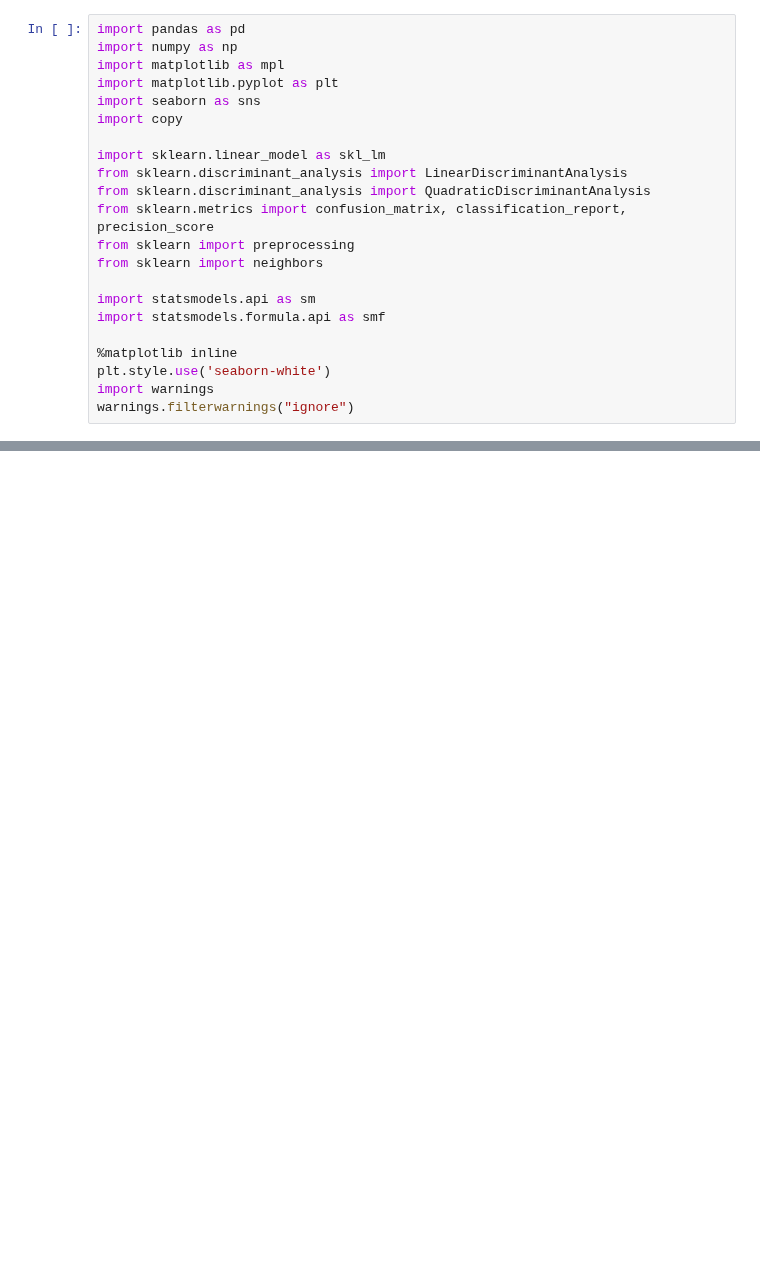
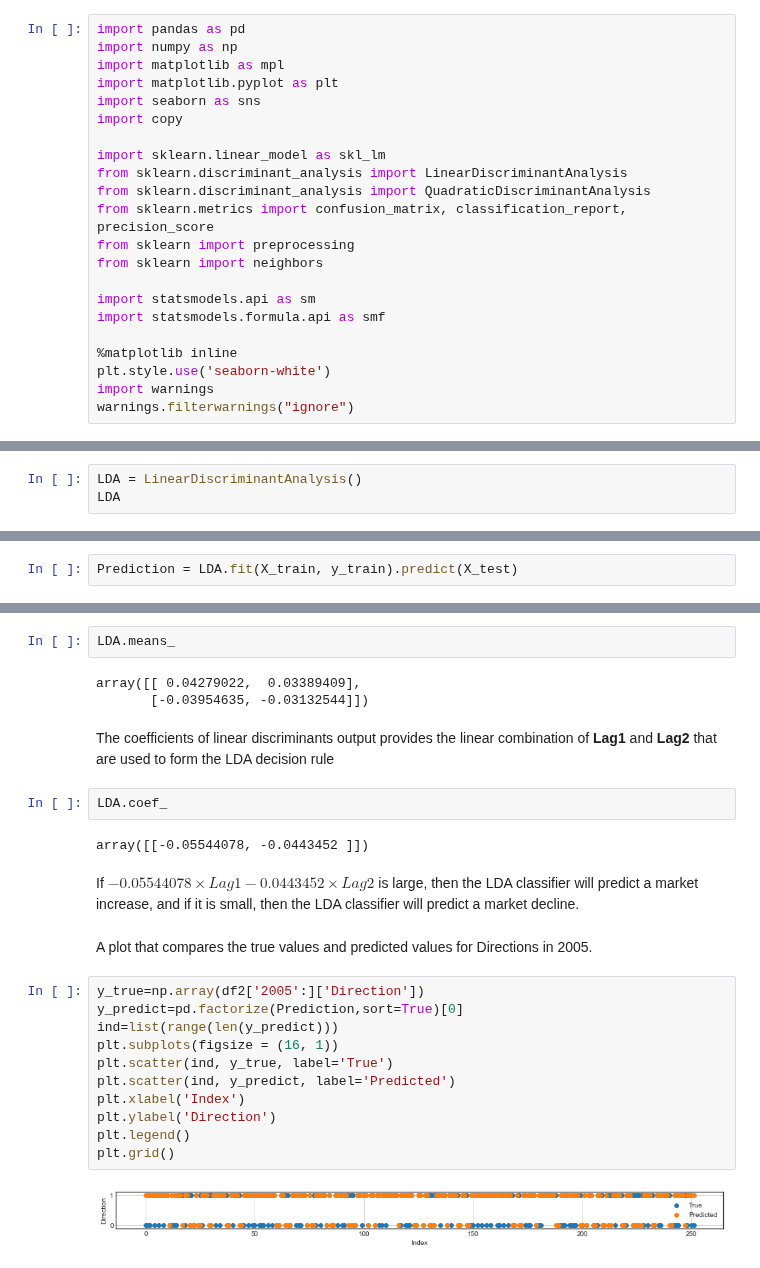
Before and after one commit to HatefDastour/Notes, a Jupyter notebook: Statistical_Learning/A_Comparison_of_Classification_Methods.ipynb, the cells around one changed output, grey strips where cells are left out. Drawn from its saved outputs; the diff is of its cells as text; blank space fills up the shorter version.

```diff
--- a/Statistical_Learning/A_Comparison_of_Classification_Methods.ipynb
+++ b/Statistical_Learning/A_Comparison_of_Classification_Methods.ipynb
@@ -416,0 +216,3 @@ avg / total       0.91      0.93      0.92      1000
+# %%
+LDA = LinearDiscriminantAnalysis()
+LDA
@@ -416,0 +224,2 @@ avg / total       0.91      0.93      0.92      1000
+# %%
+Prediction = LDA.fit(X_train, y_train).predict(X_test)
@@ -416,0 +236,28 @@ avg / total       0.91      0.93      0.92      1000
+# %%
+LDA.means_
+# %% [output]
+array([[ 0.04279022,  0.03389409],
+       [-0.03954635, -0.03132544]])
+# %% [markdown]
+The coefficients of linear discriminants output provides the linear combination of **Lag1** and **Lag2** that are used to form the LDA decision rule
+# %%
+LDA.coef_
+# %% [output]
+array([[-0.05544078, -0.0443452 ]])
+# %% [markdown]
+If  $-0.05544078\times Lag1-0.0443452\times Lag2$  is large, then the LDA classifier will predict a market increase, and if it is small, then the LDA classifier will predict a market decline.
+# %% [markdown]
+A plot that compares the true values and predicted values for Directions in 2005.
+# %%
+y_true=np.array(df2['2005':]['Direction'])
+y_predict=pd.factorize(Prediction,sort=True)[0]
+ind=list(range(len(y_predict)))
+plt.subplots(figsize = (16, 1))
+plt.scatter(ind, y_true, label='True')
+plt.scatter(ind, y_predict, label='Predicted')
+plt.xlabel('Index')
+plt.ylabel('Direction')
+plt.legend()
+plt.grid()
+# %% [output]
+[figure, added]
```
Also changed, not shown: parts of 127 cells of this notebook, 2 other files.
